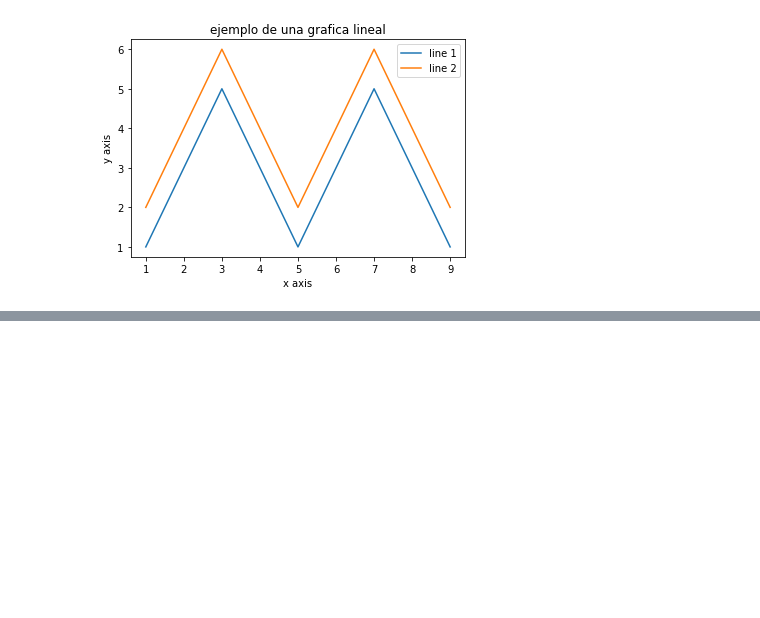
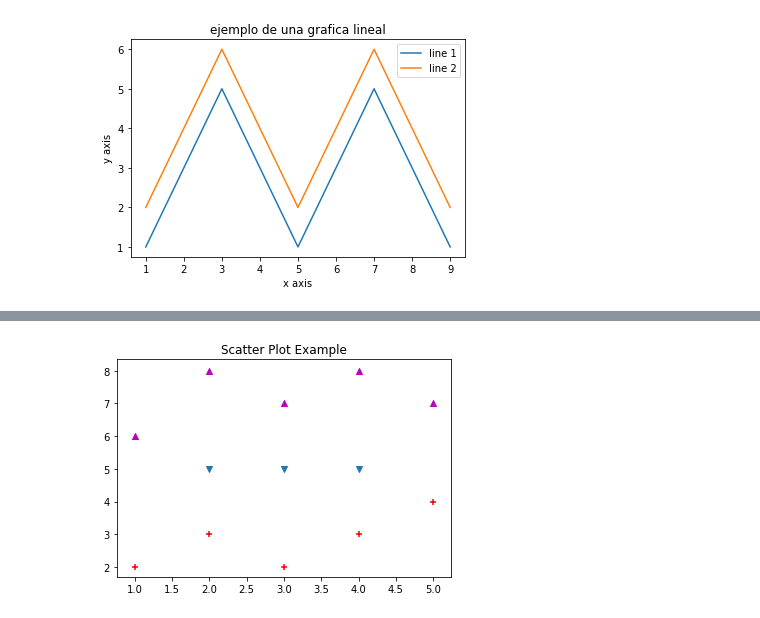
Before and after one commit to jomejia06/programacion2semestre, a Jupyter notebook: lenguaje1.ipynb, the cells around one changed output, grey strips where cells are left out. Saved outputs shown, nothing was run; the diff lists cells and outputs as text; code cells hidden in the pictures; blank space fills up the shorter version.

```diff
--- a/lenguaje1.ipynb
+++ b/lenguaje1.ipynb
@@ -18,0 +65,19 @@ ptl.show()
+# %%
+import matplotlib.pyplot as plt
+
+x1 = [2, 3, 4]
+y1 = [5, 5, 5]
+
+x2 = [1, 2, 3, 4, 5]
+y2 = [2, 3, 2, 3, 4]
+y3 = [6, 8, 7, 8, 7]
+
+# Markers: https://matplotlib.org/api/markers_api.html
+
+plt.scatter(x1, y1, marker='v')
+plt.scatter(x2, y2, marker='+', color='red')
+plt.scatter(x2, y3, marker='^', color='m')
+plt.title('Scatter Plot Example')
+plt.show()
+# %% [output]
+[figure, added]
```
Also changed, not shown: parts of 2 cells of this notebook.
